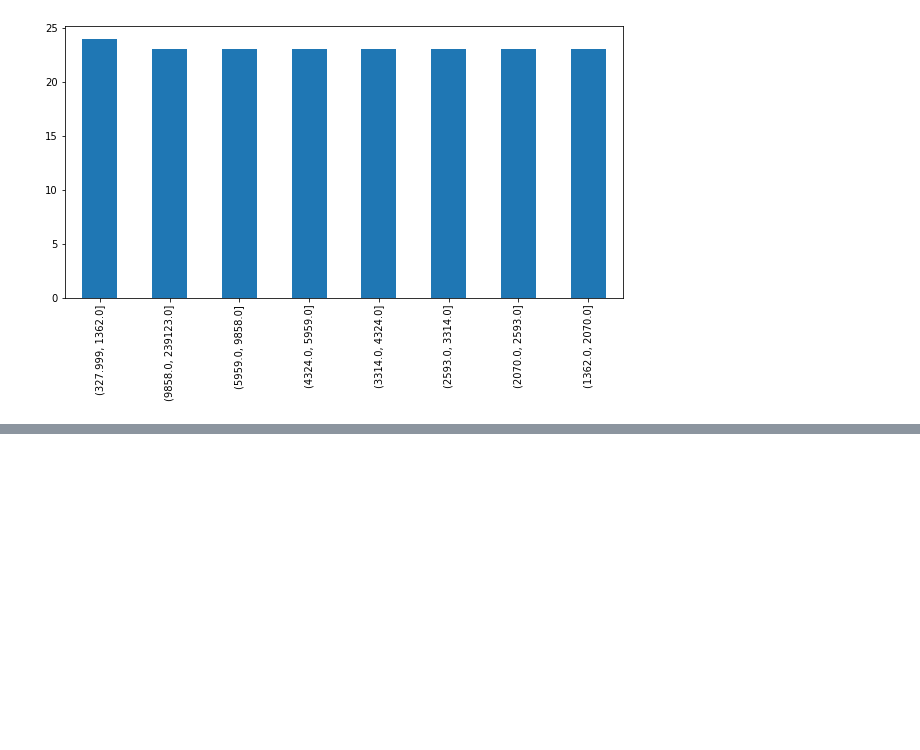
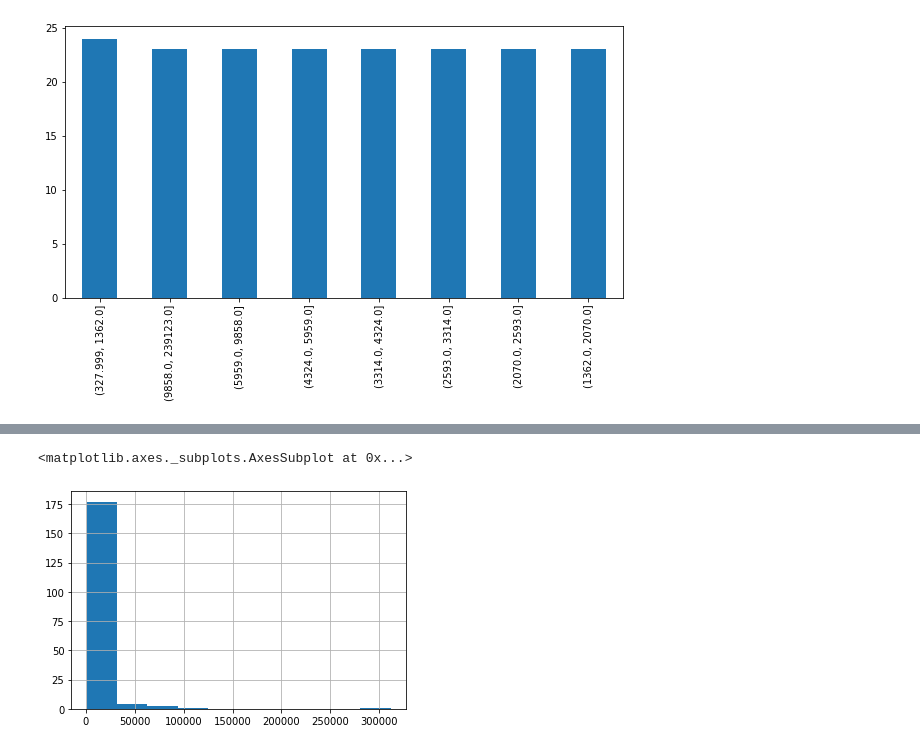
Before and after one commit to VictorMarques94/IntCD, a Jupyter notebook: ProjetoCD.ipynb, the cells around one changed output, grey strips where cells are left out. Cells and saved outputs as stored; diff of their text form; code cells hidden in the pictures; blank space fills up the shorter version.

```diff
--- a/ProjetoCD.ipynb
+++ b/ProjetoCD.ipynb
@@ -336,0 +446,5 @@ counts.plot.bar(figsize=(10,5))
+# %%
+base['PC'].hist()
+# %% [output]
+<matplotlib.axes._subplots.AxesSubplot at 0x...>
+[figure, added]
```
Also changed, not shown: parts of 52 cells of this notebook.
